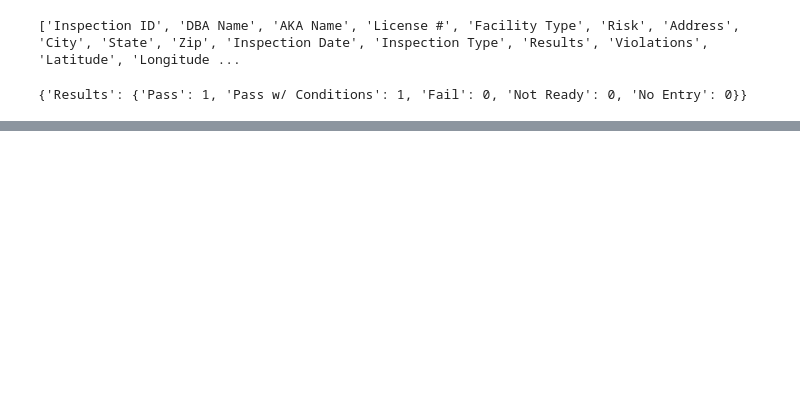
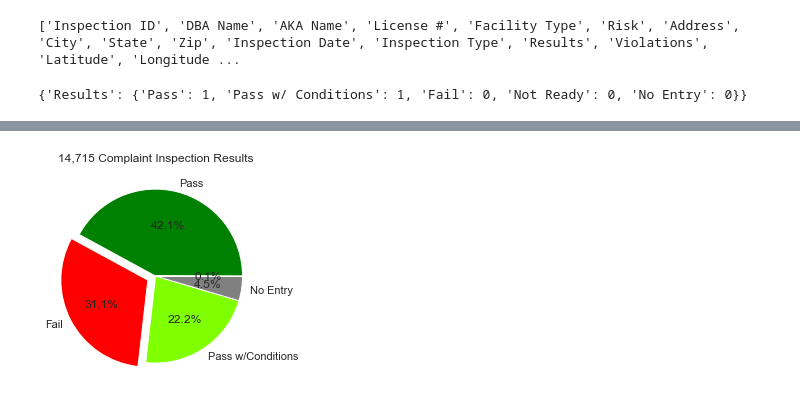
Before and after one commit to kynanl/K.I.K-Project-1, a Jupyter notebook: K.I.K_Group_Project.ipynb, the cells around one changed output, grey strips where cells are left out. Saved outputs shown, nothing was run; the diff lists cells and outputs as text; code cells hidden in the pictures; blank space fills up the shorter version.

```diff
--- a/K.I.K_Group_Project.ipynb
+++ b/K.I.K_Group_Project.ipynb
@@ -363,0 +374,9 @@ weighted avg       0.56      0.75      0.64     38637
+# %%
+#Kynan visualize inspection results for
+colors_com = ["green", "red","Chartreuse", "grey", "black"]
+explode = (0,0.1,0,0,0)
+plt.pie(complaint_consequence.value_counts(), labels = com_consequences, autopct="%1.1f%%", colors = colors_com, explode = explode)
+plt.title("14,715 Complaint Inspection Results")
+plt.savefig("Complaint Inspection Results")
+# %% [output]
+[figure, added]
```
Also changed, not shown: parts of 44 cells of this notebook.
